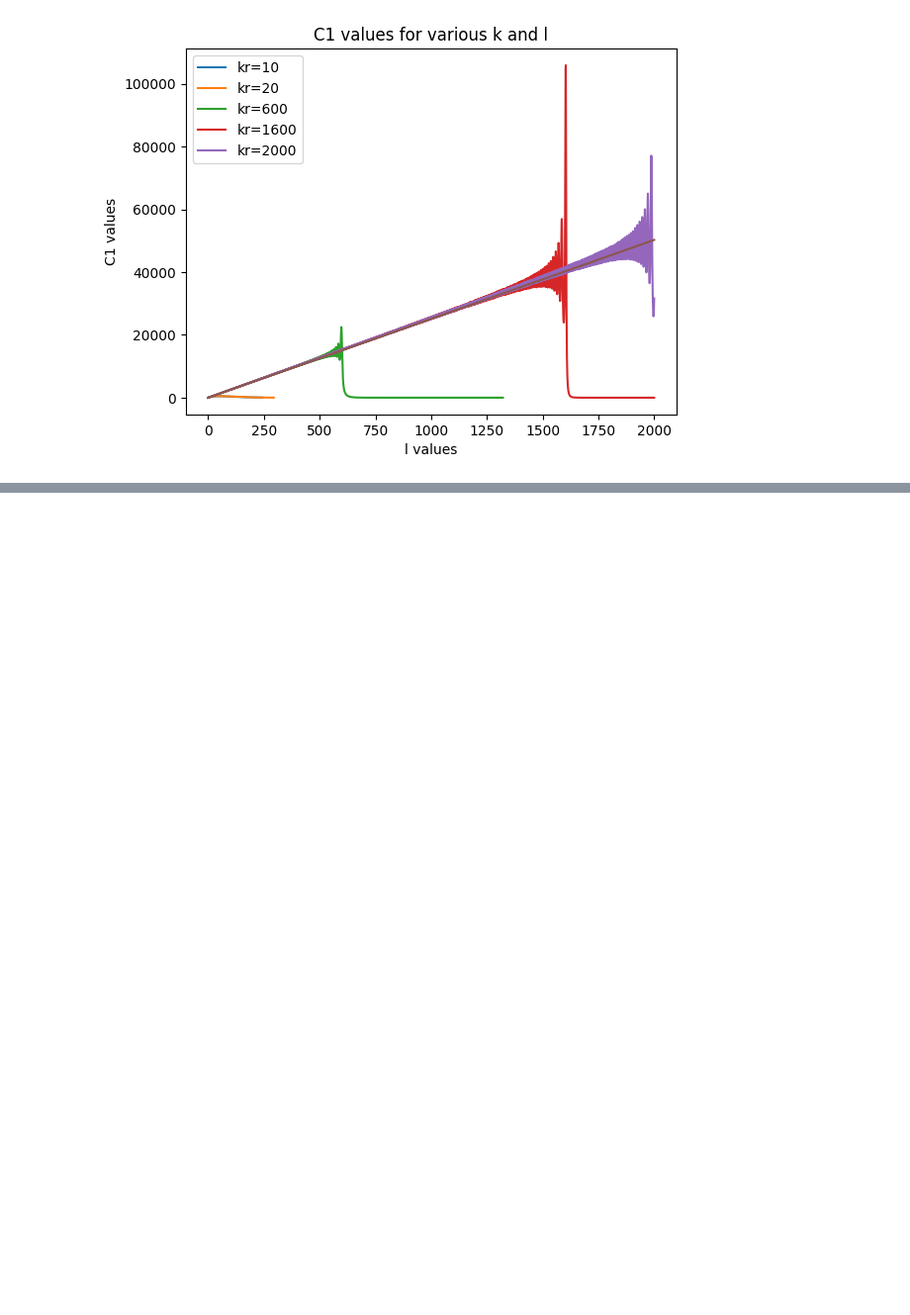
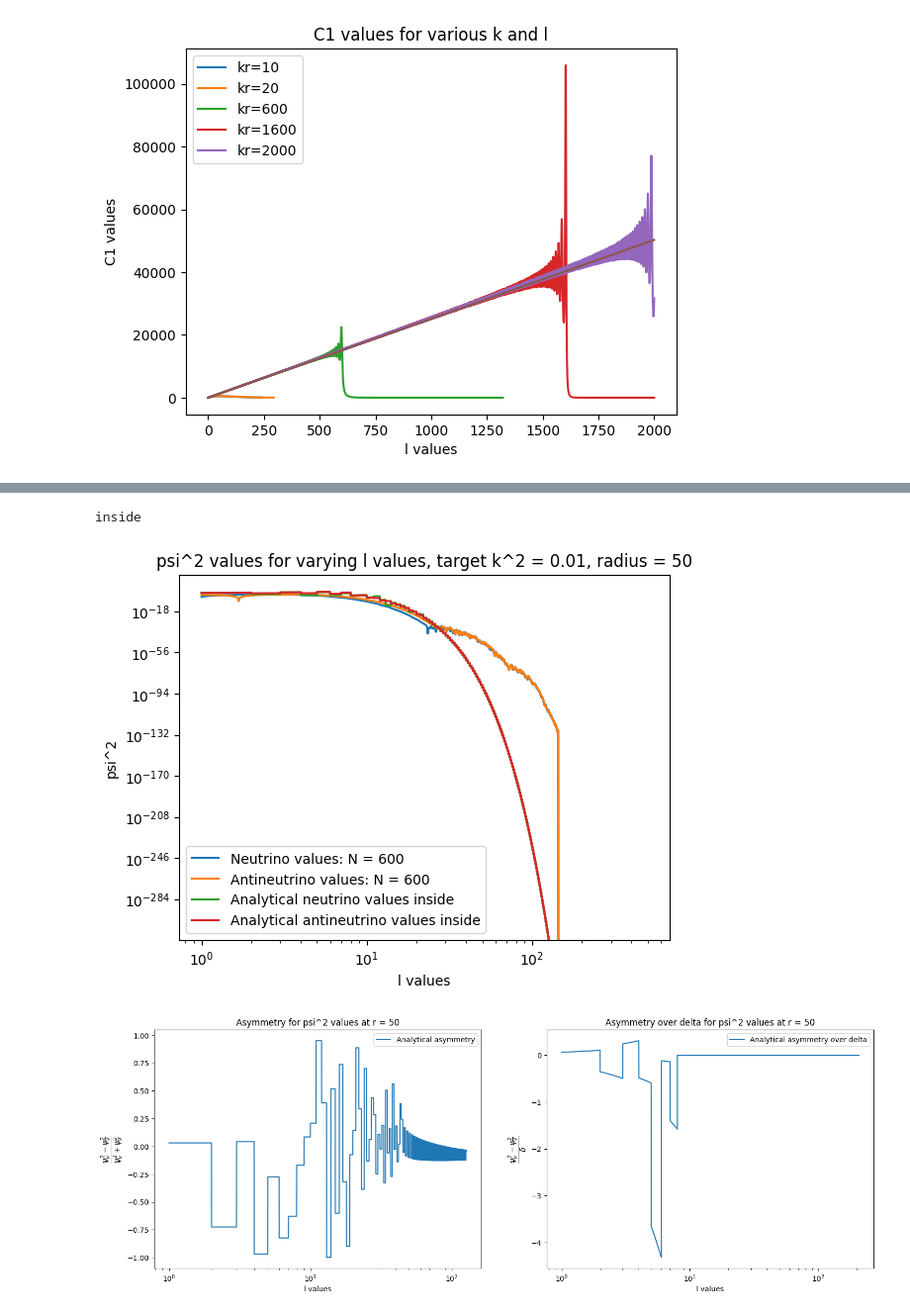
Before and after one commit to Nathan-Gershengorn/CnuB-optics, a Jupyter notebook: OneD_stuff/OneD_Saarik_graph.ipynb, the cells around one changed output, grey strips where cells are left out. Shown: that part at 99% size. Cells and saved outputs as stored; diff of their text form; code cells hidden in the pictures; blank space fills up the shorter version.

Commit message:
removed my stupid nonsense 1/l^2 onto making new graphs

```diff
--- a/OneD_stuff/OneD_Saarik_graph.ipynb
+++ b/OneD_stuff/OneD_Saarik_graph.ipynb
@@ -485,0 +509,6 @@ Calculation failed at l = 104.00067633784828, using preceding l values
+# %%
+fixed_R_graphing(values_nu, values_antinu, l_max, N, target_E, radius)
+# %% [output]
+inside
+[figure, added]
+[figure, added]
```
Also changed, not shown: parts of 14 cells of this notebook, 5 other files.
